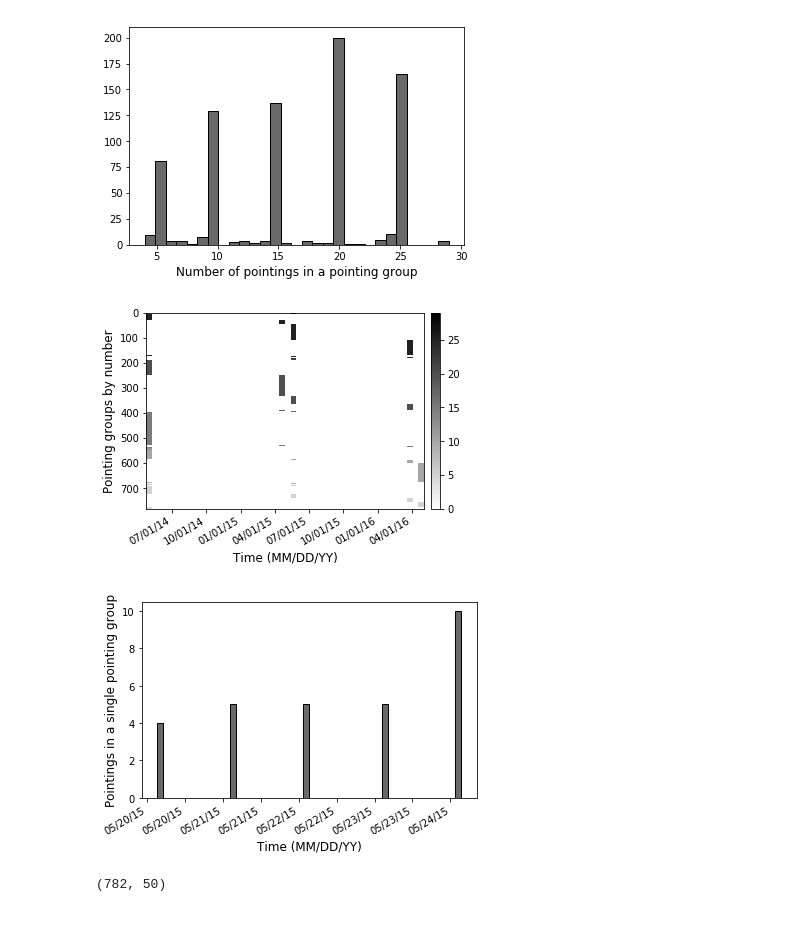
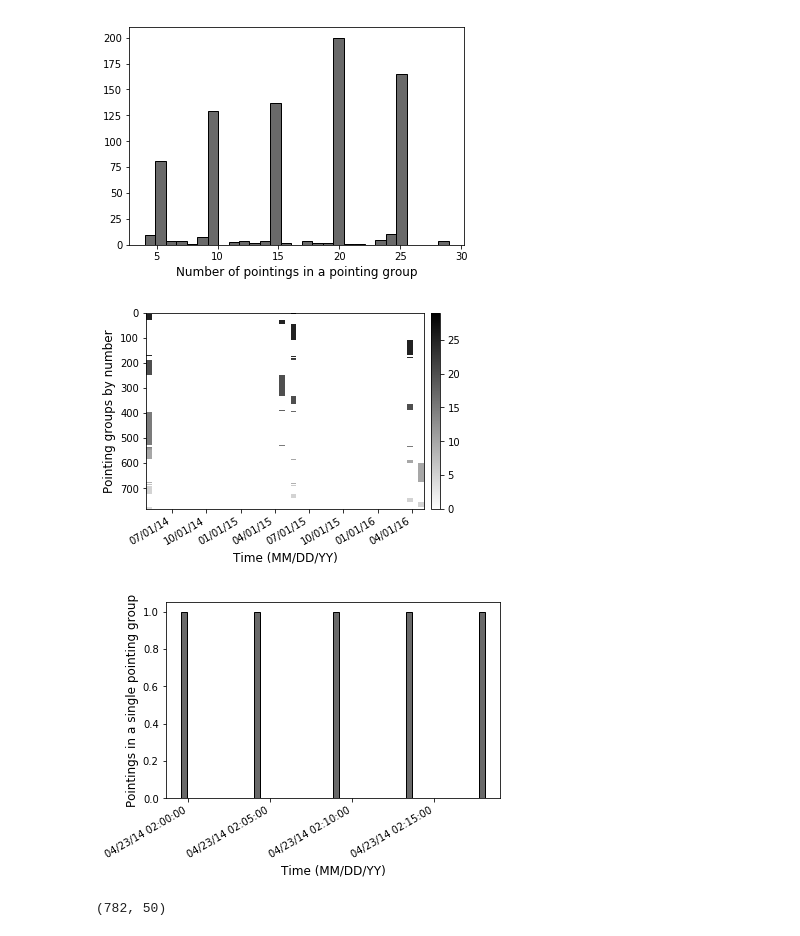
Before and after one commit to smotherh/KBMOD_paper2_data_preperation, a Jupyter notebook: pointing_metadata/NEO_Fields.ipynb, the cells around one changed output. Drawn from its saved outputs; the diff is of its cells as text; code cells hidden in the pictures.

```diff
--- a/pointing_metadata/NEO_Fields.ipynb
+++ b/pointing_metadata/NEO_Fields.ipynb
@@ -41,3 +41,9 @@ visitToIndex = {}
 for i,pointing in enumerate(Pointing_Groups):
     for visit in pointing['visit_id']:
         visitToIndex[str(visit)] = i
+# %%
+i=0
+for pointing in Pointing_Groups:
+    if len(np.unique(pointing['survey_night']))>=4:
+        i+=1
+print(i)
@@ -274,0 +295,12 @@ pgIndex = [2,4,5,6,7,8,9,10,11,12,13,14,15,16,17,18,19,20,21,22,23,24,25,26,27,2
+# %%
+pgNum=224
+nights = Pointing_Groups[pgNum]['survey_night']
+splitNum = int(len(np.unique(nights))/2)
+nightsFirstTen = np.unique(nights)[:splitNum]
+nightsSecondTen = np.unique(nights)[-splitNum:]
+visitFirstTen = Pointing_Groups[pgNum]['visit_id'][np.in1d(nights,nightsFirstTen)].values
+visitFirstHalf = Pointing_Groups[pgNum]['visit_id'][np.in1d(nights,np.unique(nights)[:-splitNum])].values
+visitSecondTen = Pointing_Groups[pgNum]['visit_id'][np.in1d(nights,nightsSecondTen)].values
+print(visitFirstTen)
+print(visitSecondTen)
+print(visitFirstHalf)
@@ -321,3 +372,8 @@ for i in pgIndex:
+# %%
+known_data = np.loadtxt('/epyc/projects2/smotherh/DECAM_Data_Reduction/pointing_groups_hyak/known_object_list.txt')
+known_idx = np.unique(known_data[:,0]).astype(int)
+for i in known_idx:
+    writeCoaddScript(i, 20, '/epyc/users/smotherh/pointing_groups', '/epyc/users/smotherh/lsst_20', file_name='run_coadd_baldur_{:03}.sh')
 # %% [markdown]
 ## KBMOD
 # %%
@@ -421,36 +477,36 @@ fig,ax1 = plt.subplots()
 #hist_times[hist_times==0]=-9999
 im=ax1.imshow(hist_times,aspect='auto',extent=(x_lims[0],x_lims[1],len(hist_times),0),cmap='binary')
 fig.colorbar(im,ax=ax1,pad=0.02)
 
 
 ax1.xaxis_date()
 
 date_format = mdates.DateFormatter('%D')
 
 ax1.xaxis.set_major_formatter(date_format)
 fig.autofmt_xdate()
 
 ax1.set_xlabel('Time (MM/DD/YY)',fontsize=12)
 ax1.set_ylabel('Pointing groups by number',fontsize=12)
 plt.savefig('total_time_data.pdf')
 
 fig,ax2 = plt.subplots()
 
-pg2_times = np.array([mdates.date2num(parse(x)) for x in Pointing_Groups[0]['date_obs']])
+pg2_times = np.array([mdates.date2num(parse(x)) for x in Pointing_Groups[10]['date_obs'][0:5]])
 
 ax2.hist(pg2_times,bins=50,color='dimgrey',edgecolor='k')
 
 ax2.xaxis_date()
 ax2.xaxis.set_major_locator(mdates.AutoDateLocator())
-ax2.xaxis.set_major_formatter(mdates.DateFormatter('%D'))
+ax2.xaxis.set_major_formatter(mdates.DateFormatter('%D %H:%M:%S'))
 ax2.set_xlabel('Time (MM/DD/YY)',fontsize=12)
 ax2.set_ylabel('Pointings in a single pointing group',fontsize=12)
 fig.autofmt_xdate()
 plt.savefig('example_time_data.pdf')
 plt.show()
 # %% [output]
 [figure]
-[figure, old version]
+[figure, new version]
 # %%
 a = hist_times
 print(np.shape(a))
```
Also changed, not shown: parts of 42 cells of this notebook, 6 other files.
